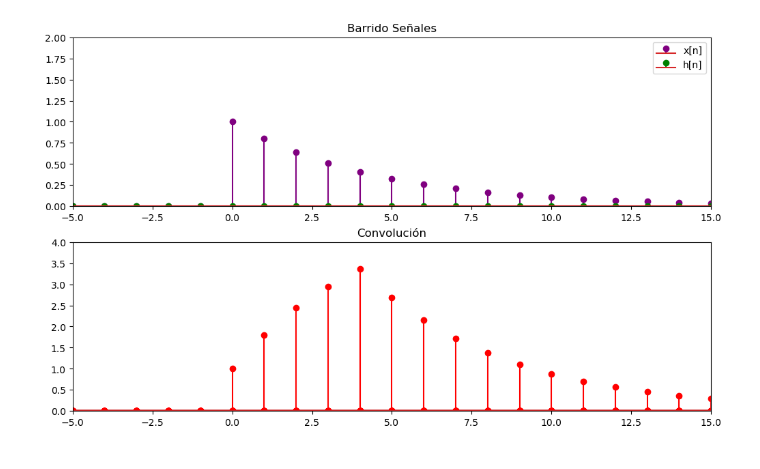
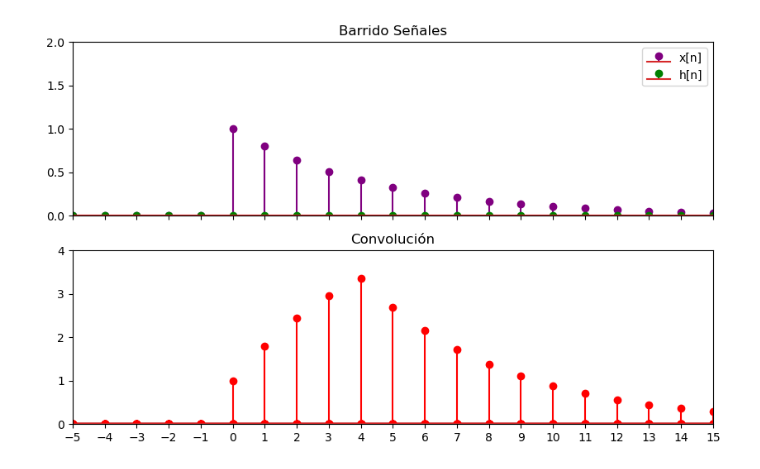
Before and after one commit to kieefman/ACUS099-Tareas, a Jupyter notebook: Tarea2/Tarea2.ipynb, the cells around one changed output. Saved outputs shown, nothing was run; the diff lists cells and outputs as text; code cells hidden in the pictures.

```diff
--- a/Tarea2/Tarea2.ipynb
+++ b/Tarea2/Tarea2.ipynb
@@ -245,44 +237,51 @@ ax2.set_title('Solución Numpy');
 # %%
+import matplotlib.animation as animation
+from IPython.display import HTML
+
 # Gráfico de las señales
-fig2, (ax1, ax2) = plt.subplots(2, 1, figsize=(10, 6), layout="constrained")
+fig2, (ax1, ax2) = plt.subplots(2, 1, figsize=(10, 6), sharex=True)
 
 ax2.set_xlim(-5, 15)
 ax2.set_ylim(0, 4)
 ax2.set_title('Convolución')
 
 # Función de actualización para la animación
+
+
 def update(frame):
 
     t = frame - 10
 
-    y2_shifted = signal2(n-t)
+    y2_shifted = signal2(n-t, N)
 
     ax1.cla()
 
-    #Grafico Exponencial
+    # Grafico Exponencial
     ax1.stem(n, y1, label='x[n]', linefmt='purple')
-    #Grafico Escalon Movimiento
-    markerline, stemlines, baseline = ax1.stem(n, y2_shifted, '-.', label='h[n]', linefmt='green')
+    # Grafico Escalon Movimiento
+    markerline, stemlines, baseline = ax1.stem(
+        n, y2_shifted, '-.', label='h[n]', linefmt='green')
 
     ax1.set_xlim(-5, 15)
     ax1.set_ylim(0, 2)
-    ax1.legend();
-    ax1.set_title('Barrido Señales');
+    ax1.legend()
+    ax1.set_title('Barrido Señales')
 
-    #Grafico Convolución
+    # Grafico Convolución
 
     t2 = frame - 5
 
-    ax2.stem(n,convpos(n,t2), label='h[n]', linefmt='red')
+    ax2.stem(n, convpos(n, t2, a, N), label='h[n]', linefmt='red')
+    ax2.set_xticks(n)
 
 
-ani = animation.FuncAnimation(fig2, update, frames=np.arange(0, 25), interval=500)
+ani = animation.FuncAnimation(
+    fig2, update, frames=np.arange(0, 25), interval=500)
 
 # Mostrar la animación
-
 HTML(ani.to_html5_video())
 # %% [output]
 [interactive output not drawn]
-[figure, old version]
+[figure, new version]
 # %% [markdown]
 ## Conclusión  <a name='idconc'></a>
```
Also changed, not shown: parts of 12 cells of this notebook, 4 other files.
